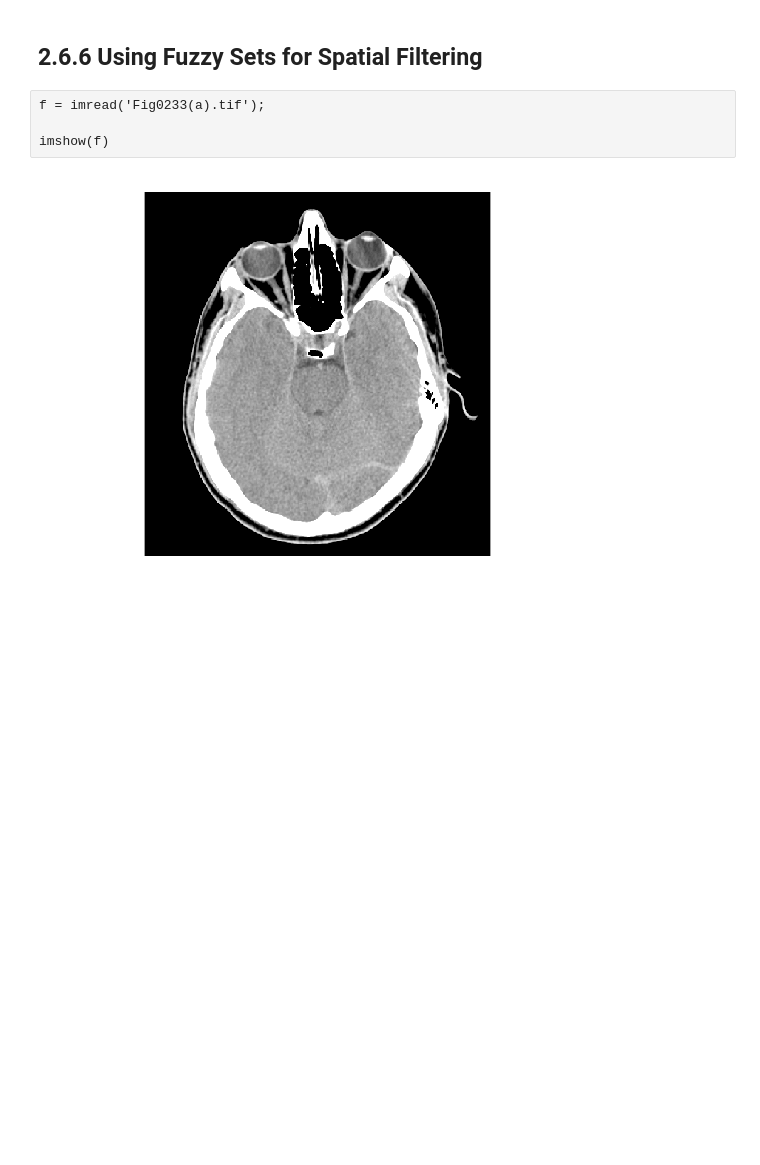
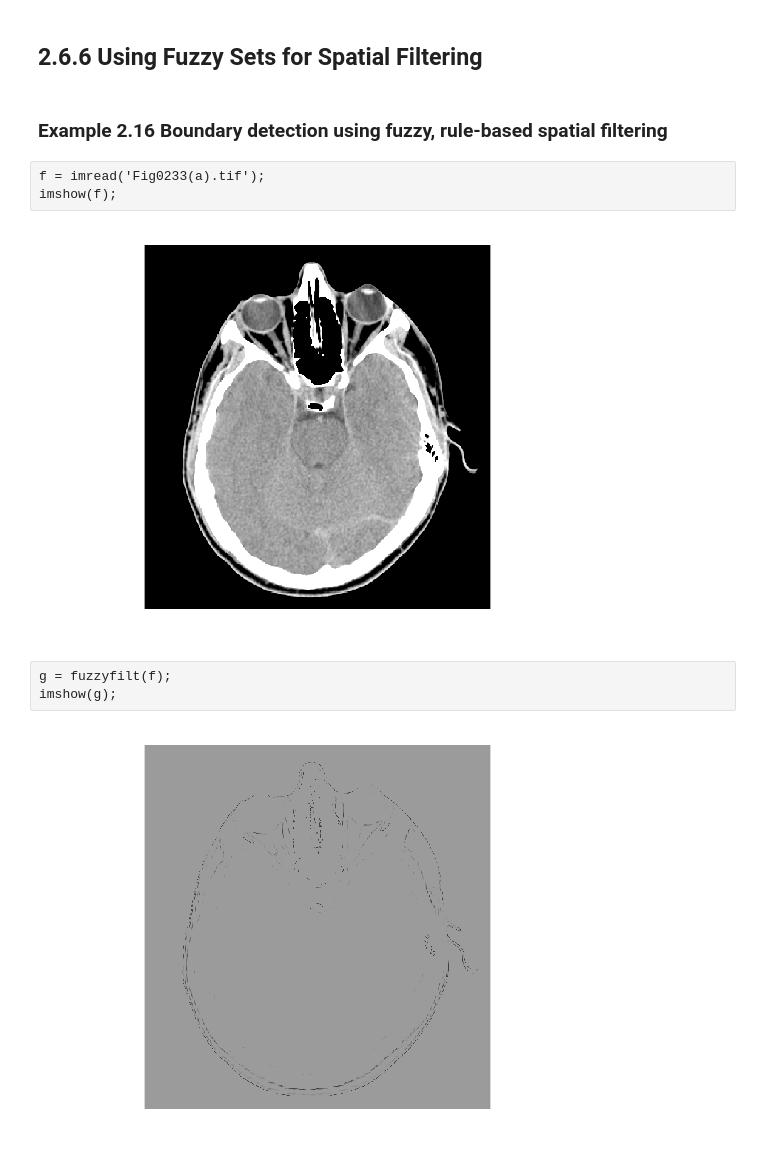
Before and after one commit to SunYufei/dipum2e, a Jupyter notebook: Chapter 2/2.6.ipynb, the cells around one changed output. Cells and saved outputs as stored; diff of their text form; blank space fills up the shorter version.

```diff
--- a/Chapter 2/2.6.ipynb
+++ b/Chapter 2/2.6.ipynb
@@ -131,9 +133,15 @@ subplot(122), imhist(g);
 [figure]
 # %% [markdown]
 ## 2.6.6 Using Fuzzy Sets for Spatial Filtering
+# %% [markdown]
+### Example 2.16 Boundary detection using fuzzy, rule-based spatial filtering
 # %%
 f = imread('Fig0233(a).tif');
-
-imshow(f)
+imshow(f);
 # %% [output]
 [figure]
+# %%
+g = fuzzyfilt(f);
+imshow(g);
+# %% [output]
+[figure, added]
```
Also changed, not shown: parts of 3 cells of this notebook, 3 other files.
